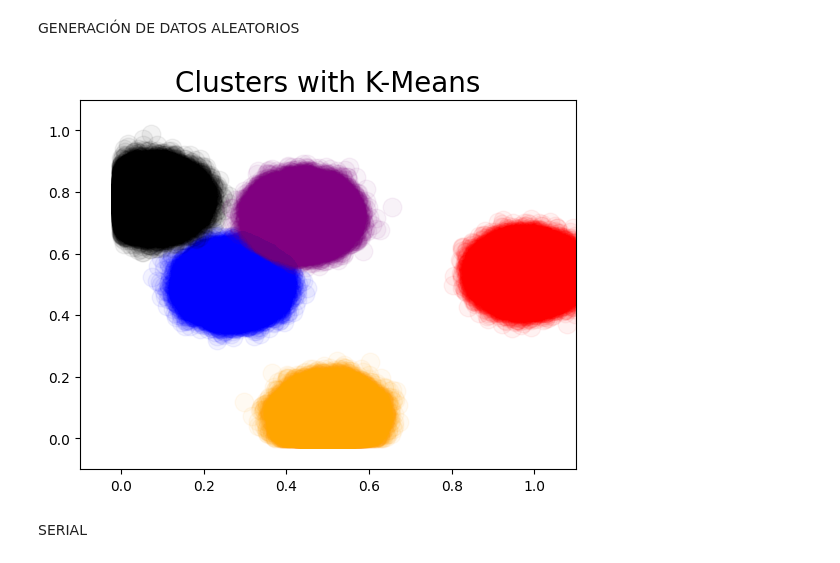
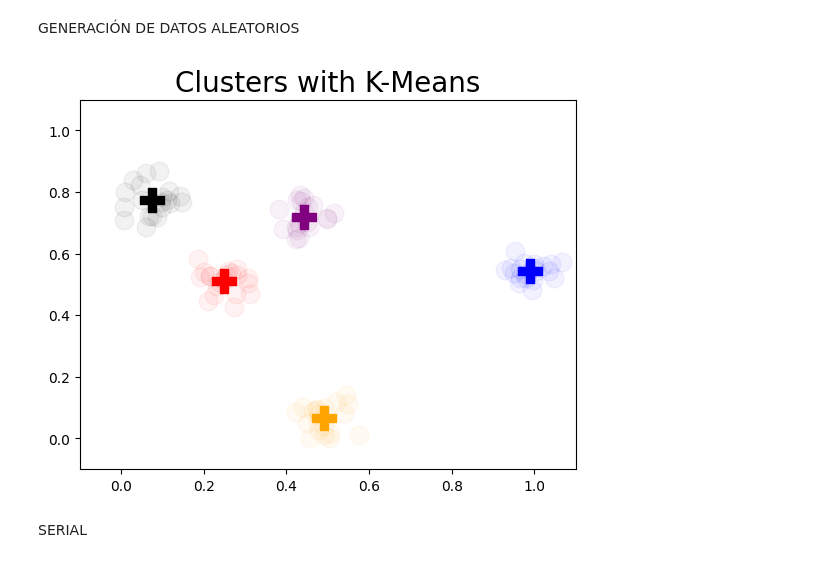
Before and after one commit to DIANAIMC/K-means-parallel, a Jupyter notebook: datos/graficas.ipynb, the cells around one changed output. Drawn from its saved outputs; the diff is of its cells as text; code cells hidden in the pictures.

```diff
--- a/datos/graficas.ipynb
+++ b/datos/graficas.ipynb
@@ -3,13 +9,7 @@ GENERACIÓN DE DATOS ALEATORIOS
 # %%
 
-from sklearn.cluster import KMeans
-from sklearn.datasets import make_blobs
-import pandas as pd
-import matplotlib.pyplot as plt
-import numpy as np
-
 # Indicate the number of points
-n_points = 1000000
+n_points = 100
 # randomly generating data points and noise
 points, y_true = make_blobs(n_samples=n_points,
                             centers=5,
@@ -28,32 +28,32 @@ np.savetxt(str(n_points)+"_data.csv", points, delimiter=",",  fmt="%.3f")
 points_df = pd.DataFrame()
 points_df["x"] = points[:, 0]
 points_df["y"] = points[:, 1]
 
 clusters = 5
 # clustering with kmeans
 kmeans = KMeans(n_clusters=clusters).fit(points)
 
 points_df["cluster"] = kmeans.labels_
 
 
 # Plotting clusters
 
 
 colors = ["red", "blue", "orange", "black", "purple", "pink", "brown"]
 
 for cluster in range(clusters):
     plt.scatter(points_df[points_df["cluster"] == cluster]["x"],
                 points_df[points_df["cluster"] == cluster]["y"],
                 marker="o", s=180, color=colors[cluster], alpha=0.05)
 
     plt.scatter(kmeans.cluster_centers_[cluster][0],
                 kmeans.cluster_centers_[cluster][1],
                 marker="P", s=280, color=colors[cluster])
 
 plt.title("Clusters with K-Means", fontsize=20)
 plt.xlim(-0.1, 1.1)
 plt.ylim(-0.1, 1.1)
 plt.show()
 # %% [output]
-[figure, old version]
+[figure, new version]
 # %%
```
Also changed, not shown: parts of 4 cells of this notebook, 10 other files.
